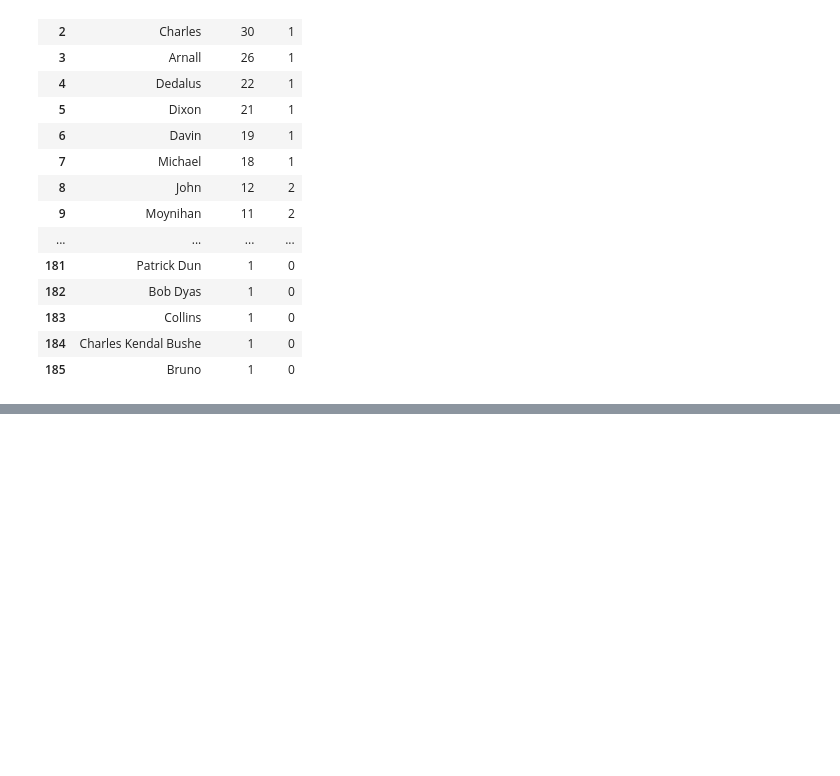
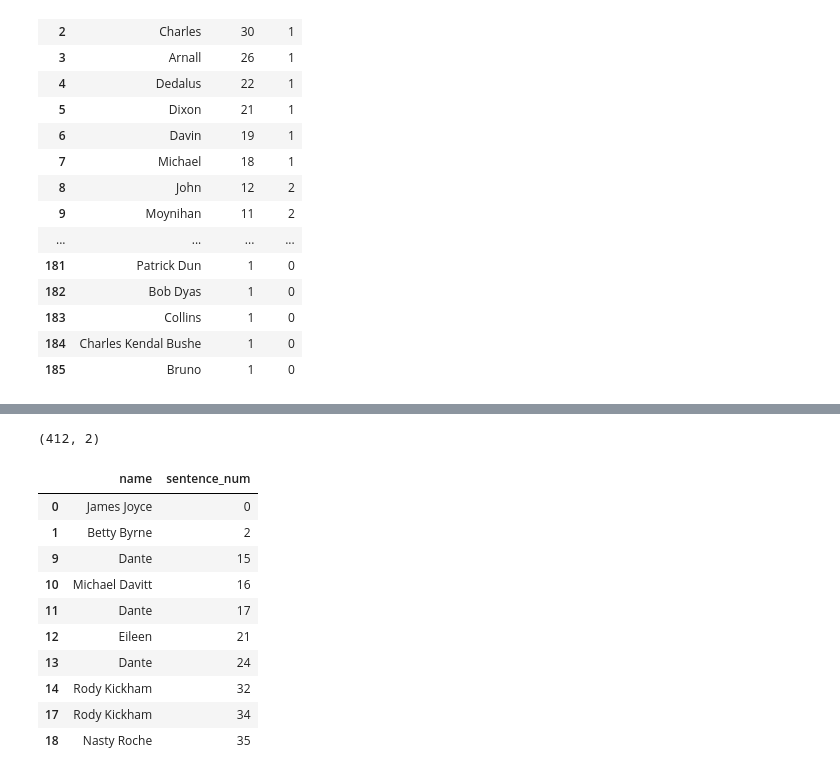
Before and after one commit to encoder-90/IdentricsSolution, a Jupyter notebook: Jupyter Notebook/Notebook Book Assignment.ipynb, the cells around one changed output, grey strips where cells are left out. Drawn from its saved outputs; the diff is of its cells as text; code cells hidden in the pictures; blank space fills up the shorter version.

```diff
--- a/Jupyter Notebook/Notebook Book Assignment.ipynb
+++ b/Jupyter Notebook/Notebook Book Assignment.ipynb
@@ -477,0 +429,19 @@ df_value_counts_reset
+# %%
+df_one_name = df_trimed.drop_duplicates(subset=['sentence_num'], keep=False).sort_values('sentence_num')
+df_one_name.shape
+# %% [output]
+(412, 2)
+# %%
+df_one_name.head(10)
+# %% [output]
+|  | name | sentence_num |
+| 0 | James Joyce | 0 |
+| 1 | Betty Byrne | 2 |
+| 9 | Dante | 15 |
+| 10 | Michael Davitt | 16 |
+| 11 | Dante | 17 |
+| 12 | Eileen | 21 |
+| 13 | Dante | 24 |
+| 14 | Rody Kickham | 32 |
+| 17 | Rody Kickham | 34 |
+| 18 | Nasty Roche | 35 |
```
Also changed, not shown: parts of 35 cells of this notebook.
